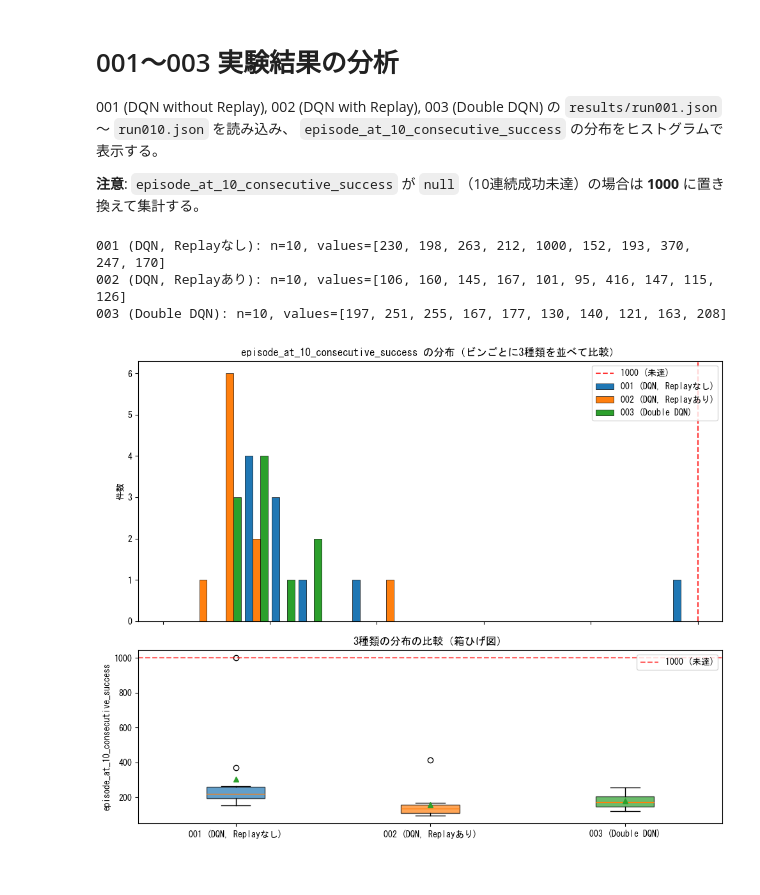
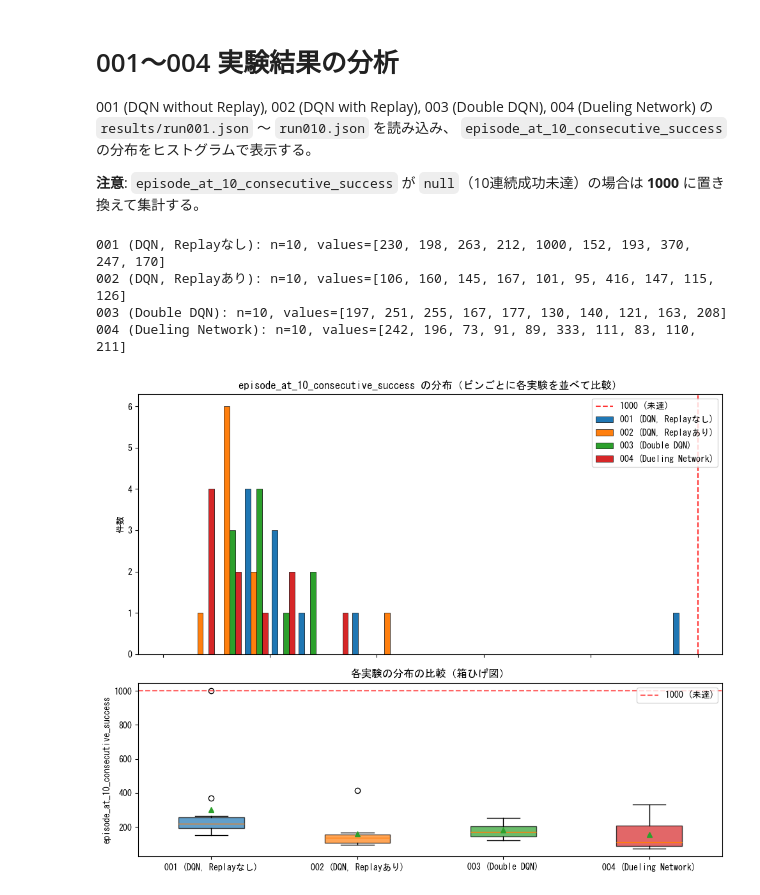
Before and after one commit to yuuki1645/reinforcement-learning-notes, a Jupyter notebook: experiments/analyze_results.ipynb, the cells around one changed output. Saved outputs shown, nothing was run; the diff lists cells and outputs as text; code cells hidden in the pictures.

```diff
--- a/experiments/analyze_results.ipynb
+++ b/experiments/analyze_results.ipynb
@@ -1,7 +1,7 @@
 # %% [markdown]
-# 001〜003 実験結果の分析
+# 001〜004 実験結果の分析
 
-001 (DQN without Replay), 002 (DQN with Replay), 003 (Double DQN) の
+001 (DQN without Replay), 002 (DQN with Replay), 003 (Double DQN), 004 (Dueling Network) の
 `results/run001.json` 〜 `run010.json` を読み込み、
 `episode_at_10_consecutive_success` の分布をヒストグラムで表示する。
 
@@ -26,6 +26,7 @@ EXPERIMENTS = {
     "001 (DQN, Replayなし)": BASE / "001_dqn_without_experience_replay" / "results",
     "002 (DQN, Replayあり)": BASE / "002_dqn_with_experience_replay" / "results",
     "003 (Double DQN)": BASE / "003_double_dqn" / "results",
+    "004 (Dueling Network)": BASE / "004_dueling_network" / "results",
 }
 NULL_REPLACEMENT = 1000  # null のときの代表値
 # %%
@@ -53,42 +54,44 @@ for label, vals in data_for_hist.items():
 001 (DQN, Replayなし): n=10, values=[230, 198, 263, 212, 1000, 152, 193, 370, 247, 170]
 002 (DQN, Replayあり): n=10, values=[106, 160, 145, 167, 101, 95, 416, 147, 115, 126]
 003 (Double DQN): n=10, values=[197, 251, 255, 167, 177, 130, 140, 121, 163, 208]
+004 (Dueling Network): n=10, values=[242, 196, 73, 91, 89, 333, 111, 83, 110, 211]
 # %%
 bins = np.linspace(0, 1000, 21)
 bin_width = bins[1] - bins[0]
 bin_centers = (bins[:-1] + bins[1:]) / 2
-# 1ビン内に3本の棒を並べるための幅とオフセット
-bar_width = bin_width / 3 * 0.85
-offsets = [-bar_width, 0, bar_width]
-colors = ["#1f77b4", "#ff7f0e", "#2ca02c"]
+n_exp = len(data_for_hist)
+# 1ビン内に n_exp 本の棒を並べるための幅とオフセット
+bar_width = bin_width / max(n_exp, 1) * 0.85
+offsets = np.linspace(-(n_exp - 1) / 2 * bar_width, (n_exp - 1) / 2 * bar_width, n_exp)
+colors = ["#1f77b4", "#ff7f0e", "#2ca02c", "#d62728"]
 
 fig, axes = plt.subplots(2, 1, figsize=(10, 8), gridspec_kw={"height_ratios": [1.5, 1]})
 
-# 上: グループ化したヒストグラム（ビンごとに001・002・003の3本の棒を横並び）
+# 上: グループ化したヒストグラム（ビンごとに各実験の棒を横並び）
 ax0 = axes[0]
-for (label, values), offset, color in zip(data_for_hist.items(), offsets, colors):
+for (label, values), offset, color in zip(data_for_hist.items(), offsets, colors[:n_exp]):
     counts, _ = np.histogram(values, bins=bins)
     ax0.bar(bin_centers + offset, counts, width=bar_width, label=label, color=color, edgecolor="black", linewidth=0.5)
 ax0.axvline(NULL_REPLACEMENT, color="red", linestyle="--", alpha=0.8, label="1000 (未達)")
 ax0.set_ylabel("件数")
-ax0.set_title("episode_at_10_consecutive_success の分布（ビンごとに3種類を並べて比較）")
+ax0.set_title("episode_at_10_consecutive_success の分布（ビンごとに各実験を並べて比較）")
 ax0.legend(loc="upper right")
 ax0.set_xticklabels([])
 
 # 下: 箱ひげ図（中央値・四分位・ばらつきを並べて比較）
 ax1 = axes[1]
 data_list = [data_for_hist[k] for k in data_for_hist if data_for_hist[k]]
 labels_list = [k for k in data_for_hist if data_for_hist[k]]
 bp = ax1.boxplot(data_list, labels=labels_list, patch_artist=True, showmeans=True)
 for patch, color in zip(bp["boxes"], colors[: len(labels_list)]):
     patch.set_facecolor(color)
     patch.set_alpha(0.7)
 ax1.axhline(NULL_REPLACEMENT, color="red", linestyle="--", alpha=0.6, label="1000 (未達)")
 ax1.set_ylabel("episode_at_10_consecutive_success")
-ax1.set_title("3種類の分布の比較（箱ひげ図）")
+ax1.set_title("各実験の分布の比較（箱ひげ図）")
 ax1.legend(loc="upper right")
 
 plt.tight_layout()
 plt.show()
 # %% [output]
-[figure, old version]
+[figure, new version]
```
Also changed, not shown: 30 other files.
